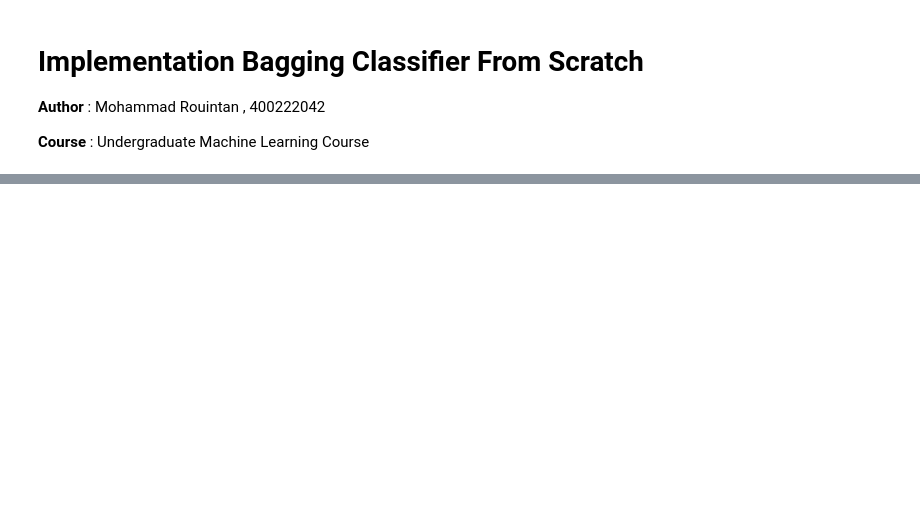
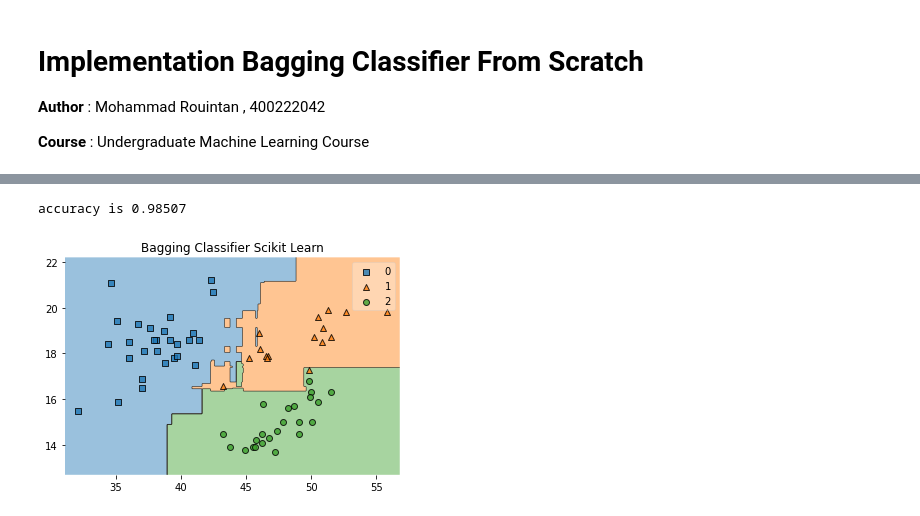
Before and after one commit to MohammadRouintan/Implementation-Bagging-Classifier-From-Scratch, a Jupyter notebook: BaggingClassifier.ipynb, the cells around one changed output, grey strips where cells are left out. Saved outputs shown, nothing was run; the diff lists cells and outputs as text; code cells hidden in the pictures; blank space fills up the shorter version.

```diff
--- a/BaggingClassifier.ipynb
+++ b/BaggingClassifier.ipynb
@@ -59,0 +142,20 @@ Write a conclusion and references which you've used in your homework
+# %%
+from sklearn.ensemble import BaggingClassifier
+bagging_classifier_scikit = make_pipeline(StandardScaler(), BaggingClassifier())
+# %%
+bagging_classifier_scikit.fit(x_train, y_train)
+y_pred = bagging_classifier_scikit.predict(x_test)
+# %%
+accuracy = accuracy_score(y_pred, y_test)
+# precision = precision_score(y_pred, y_test)
+# recall = recall_score(y_pred, y_test)
+print(f'accuracy is {accuracy:.5f}')
+# print(f'precision is {precision:.5f}')
+# print(f'recall is {recall:.5f}')
+
+plot_decision_regions(x_test, y_test, clf=bagging_classifier_scikit)
+plt.title('Bagging Classifier Scikit Learn')
+plt.show()
+# %% [output]
+accuracy is 0.98507
+[figure, added]
```
Also changed, not shown: parts of 11 cells of this notebook.
